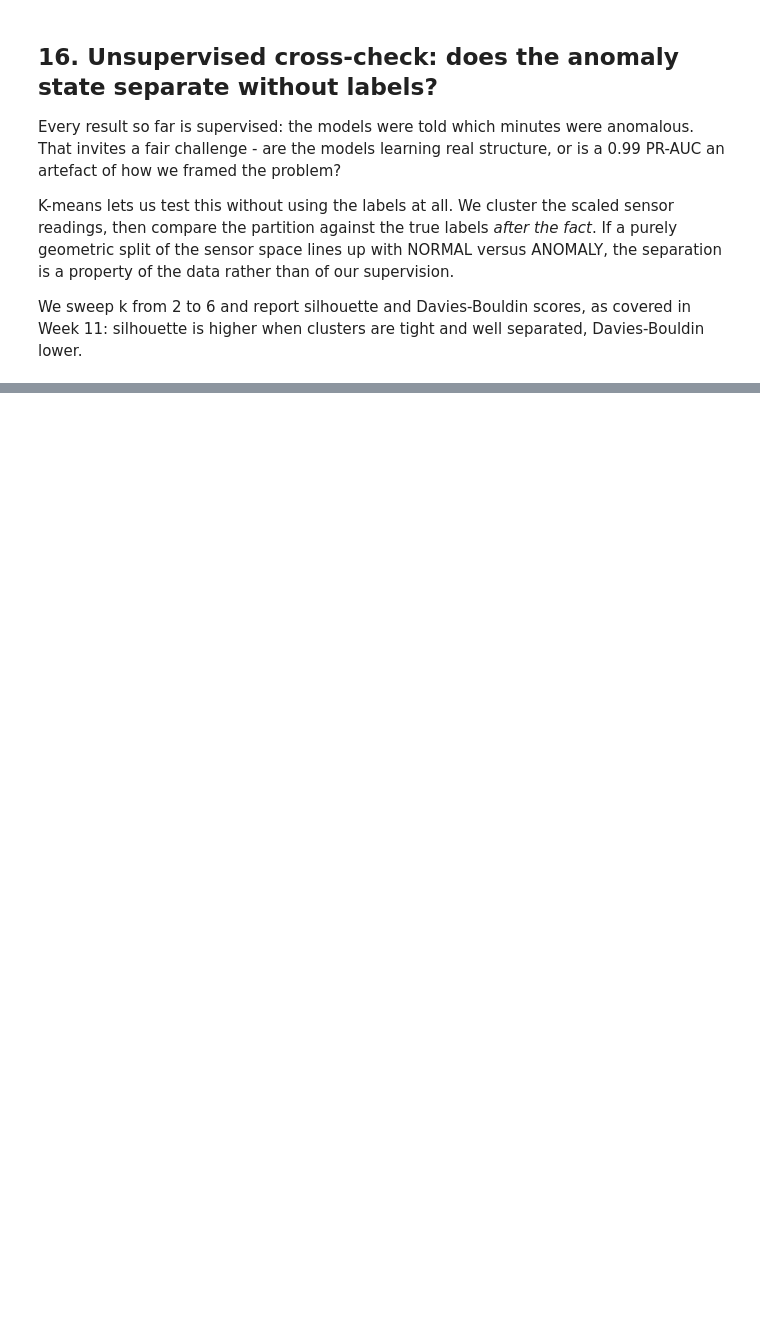
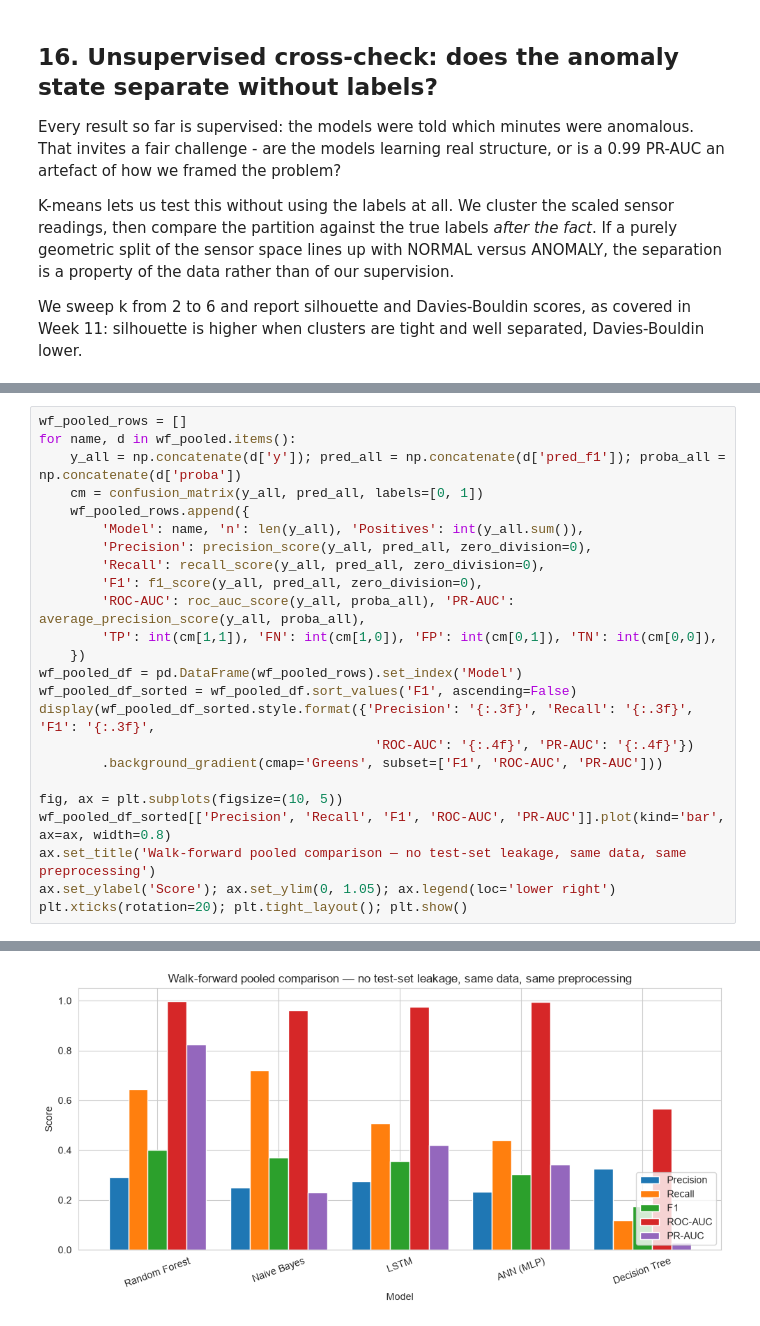
Before and after one commit to AveryDoan/PRT565-Assessment-4-Group-Report, a Jupyter notebook: notebook.ipynb, the cells around one changed output, grey strips where cells are left out. Saved outputs shown, nothing was run; the diff lists cells and outputs as text; blank space fills up the shorter version.

```diff
--- a/notebook.ipynb
+++ b/notebook.ipynb
@@ -2626,0 +2942,25 @@ PR-AUC spread is 16.5x wider than the accuracy spread.
+# %%
+wf_pooled_rows = []
+for name, d in wf_pooled.items():
+    y_all = np.concatenate(d['y']); pred_all = np.concatenate(d['pred_f1']); proba_all = np.concatenate(d['proba'])
+    cm = confusion_matrix(y_all, pred_all, labels=[0, 1])
+    wf_pooled_rows.append({
+        'Model': name, 'n': len(y_all), 'Positives': int(y_all.sum()),
+        'Precision': precision_score(y_all, pred_all, zero_division=0),
+        'Recall': recall_score(y_all, pred_all, zero_division=0),
+        'F1': f1_score(y_all, pred_all, zero_division=0),
+        'ROC-AUC': roc_auc_score(y_all, proba_all), 'PR-AUC': average_precision_score(y_all, proba_all),
+        'TP': int(cm[1,1]), 'FN': int(cm[1,0]), 'FP': int(cm[0,1]), 'TN': int(cm[0,0]),
+    })
+wf_pooled_df = pd.DataFrame(wf_pooled_rows).set_index('Model')
+wf_pooled_df_sorted = wf_pooled_df.sort_values('F1', ascending=False)
+display(wf_pooled_df_sorted.style.format({'Precision': '{:.3f}', 'Recall': '{:.3f}', 'F1': '{:.3f}',
+                                           'ROC-AUC': '{:.4f}', 'PR-AUC': '{:.4f}'})
+        .background_gradient(cmap='Greens', subset=['F1', 'ROC-AUC', 'PR-AUC']))
+
+fig, ax = plt.subplots(figsize=(10, 5))
+wf_pooled_df_sorted[['Precision', 'Recall', 'F1', 'ROC-AUC', 'PR-AUC']].plot(kind='bar', ax=ax, width=0.8)
+ax.set_title('Walk-forward pooled comparison — no test-set leakage, same data, same preprocessing')
+ax.set_ylabel('Score'); ax.set_ylim(0, 1.05); ax.legend(loc='lower right')
+plt.xticks(rotation=20); plt.tight_layout(); plt.show()
+# %% [output]
@@ -2626,0 +2974 @@ PR-AUC spread is 16.5x wider than the accuracy spread.
+[figure, added]
```
Also changed, not shown: parts of 43 cells of this notebook, 1 other file.
